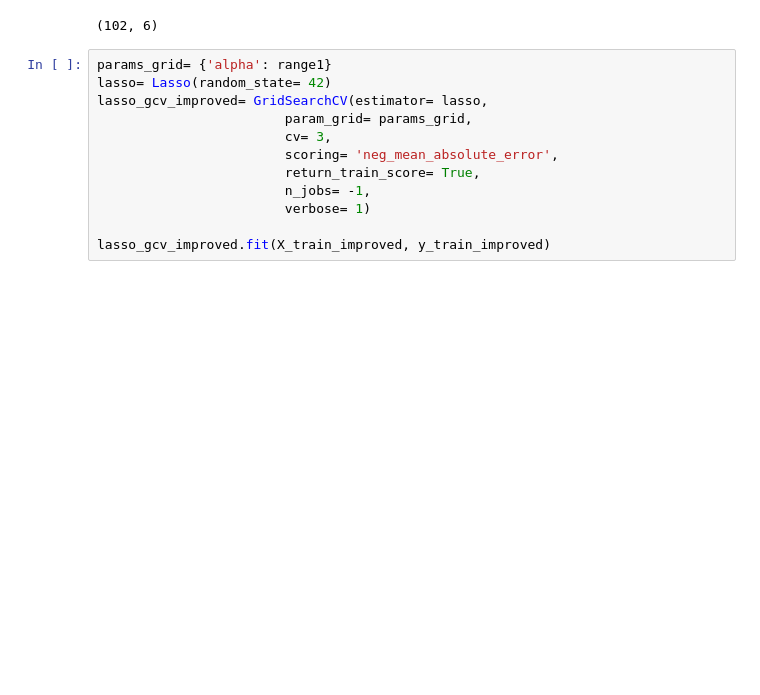
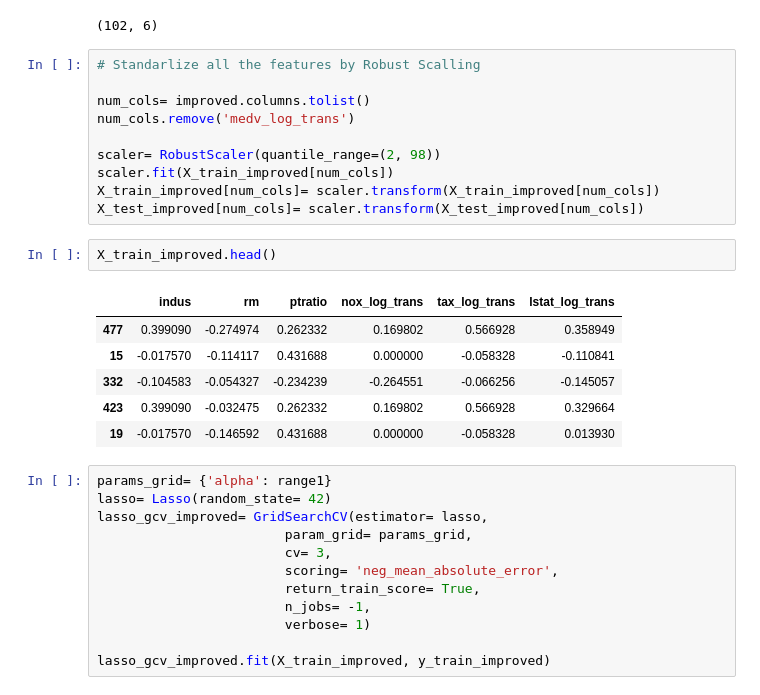
Before and after one commit to JulyAug/Assignment, a Jupyter notebook: Houseprice.ipynb, the cells around one changed output. Drawn from its saved outputs; the diff is of its cells as text; blank space fills up the shorter version.

```diff
--- a/Houseprice.ipynb
+++ b/Houseprice.ipynb
@@ -764,6 +799,25 @@ X_train_improved.shape
 X_test_improved.shape
 # %% [output]
 (102, 6)
+# %%
+# Standarlize all the features by Robust Scalling
+
+num_cols= improved.columns.tolist()
+num_cols.remove('medv_log_trans')
+
+scaler= RobustScaler(quantile_range=(2, 98))
+scaler.fit(X_train_improved[num_cols])
+X_train_improved[num_cols]= scaler.transform(X_train_improved[num_cols])
+X_test_improved[num_cols]= scaler.transform(X_test_improved[num_cols])
+# %%
+X_train_improved.head()
+# %% [output]
+|  | indus | rm | ptratio | nox_log_trans | tax_log_trans | lstat_log_trans |
+| 477 | 0.399090 | -0.274974 | 0.262332 | 0.169802 | 0.566928 | 0.358949 |
+| 15 | -0.017570 | -0.114117 | 0.431688 | 0.000000 | -0.058328 | -0.110841 |
+| 332 | -0.104583 | -0.054327 | -0.234239 | -0.264551 | -0.066256 | -0.145057 |
+| 423 | 0.399090 | -0.032475 | 0.262332 | 0.169802 | 0.566928 | 0.329664 |
+| 19 | -0.017570 | -0.146592 | 0.431688 | 0.000000 | -0.058328 | 0.013930 |
 # %%
 params_grid= {'alpha': range1}
 lasso= Lasso(random_state= 42)
```
Also changed, not shown: parts of 21 cells of this notebook.
